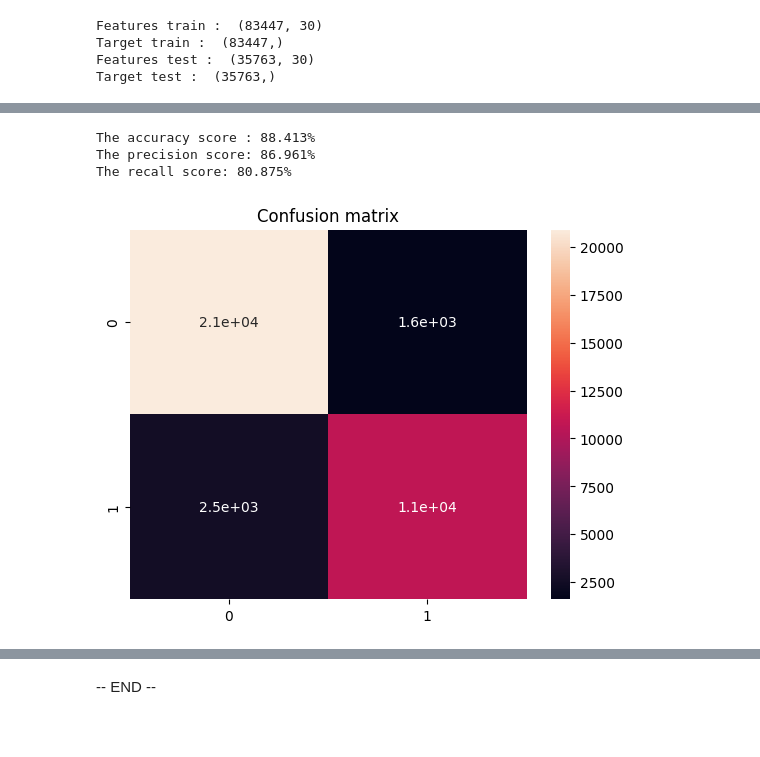
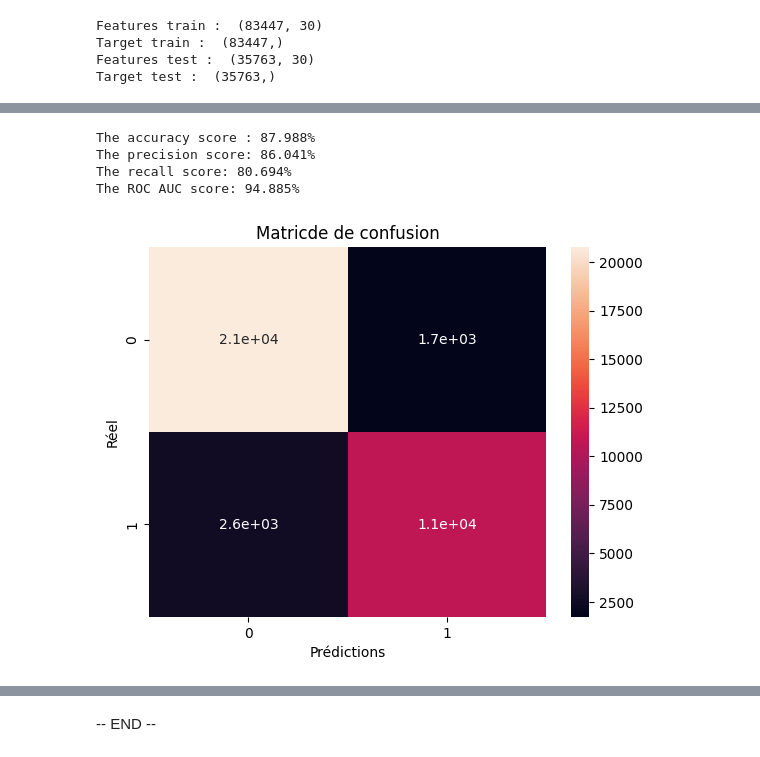
Before and after one commit to mandresyandri/hotel-booking-cancelation, a Jupyter notebook: model_build/hyperparameter_tuning.ipynb, the cells around one changed output, grey strips where cells are left out. Drawn from its saved outputs; the diff is of its cells as text; code cells hidden in the pictures; blank space fills up the shorter version.

```diff
--- a/model_build/hyperparameter_tuning.ipynb
+++ b/model_build/hyperparameter_tuning.ipynb
@@ -127,7 +87,5 @@ for obj in result_model.get('Contents'):
 # %%
 model_pipeline
-model_pipeline.set_params(randomforestclassifier__n_jobs=1)
-model_pipeline.set_params(randomforestclassifier__verbose=2)
 # %% [output]
 Pipeline(steps=[('columntransformer',
                  ColumnTransformer(remainder='passthrough',
@@ -149,12 +107,10 @@ Pipeline(steps=[('columntransformer',
 # %%
-params = {
-  # 1️⃣  taille de la forêt (cours : centaines → milliers)
-  "randomforestclassifier__n_estimators":    [10, 50],
-
-  # 2️⃣  bouton principal m pour décorréler
-  "randomforestclassifier__max_features":    ["sqrt", 0.33, "log2", None],
-
-  # 3️⃣  biais vs profondeur
-  "randomforestclassifier__min_samples_leaf":[1, 2, 5]
+params_distrib = {
+    "gradientboostingclassifier__n_estimators": [100, 200, 300],
+    "gradientboostingclassifier__max_depth": [3, 5, 7],
+    "gradientboostingclassifier__learning_rate": [0.05, 0.1, 0.2],
+    "gradientboostingclassifier__subsample": [0.8, 1.0],
+    "gradientboostingclassifier__max_features": ["sqrt", None],
+    "gradientboostingclassifier__min_samples_split": [5, 10],
+    "gradientboostingclassifier__min_samples_leaf": [1, 5]
 }
-# 3×4×3 = 36 combos → 36×3 = 108 fits au lieu de 600
@@ -161,10 +119,12 @@ params = {
 # %%
-search_cv = GridSearchCV(
+search_cv = RandomizedSearchCV(
     model_pipeline,
-    param_grid=params,
+    param_distributions=params_distrib,
+    n_iter=50,
     scoring="accuracy",
-    cv=3,  # Réduire le CV de 5 à 3
-    n_jobs=-1,  # Parallélisation seulement ici
-    error_score='raise',
-    verbose=2  # Ajouter de la verbosité pour voir le progrès
+    cv=3,
+    n_jobs=-1,
+    verbose=1,
+    random_state=42,
+    error_score='raise'
 )
@@ -178,3 +130,0 @@ X_sample, _, y_sample, _ = train_test_split(
-# %%
-print(f"Test sur échantillon réduit: {X_sample.shape}")
-search_cv.fit(X_sample, y_sample)
@@ -469,13 +193,15 @@ recall = recall_score(y_test, result)
 print(f"The accuracy score : {accuracy*100:.3f}%")
 print(f"The precision score: {precision*100:.3f}%")
 print(f"The recall score: {recall*100:.3f}%")
+print(f"The ROC AUC score: {roc_auc*100:.3f}%")
 # %% [output]
-The accuracy score : 88.413%
-The precision score: 86.961%
-The recall score: 80.875%
+The accuracy score : 87.988%
+The precision score: 86.041%
+The recall score: 80.694%
+The ROC AUC score: 94.885%
 # %%
 confusion_matrix = confusion_matrix(y_test, result)
 # %%
-_ = sns.heatmap((confusion_matrix), annot=True).set(title="Confusion matrix")
+_ = sns.heatmap((confusion_matrix), annot=True).set(title="Matricde de confusion", xlabel="Prédictions", ylabel="Réel")
 # %% [output]
-[figure, old version]
+[figure, new version]
```
Also changed, not shown: parts of 22 cells of this notebook, 1 other file.
